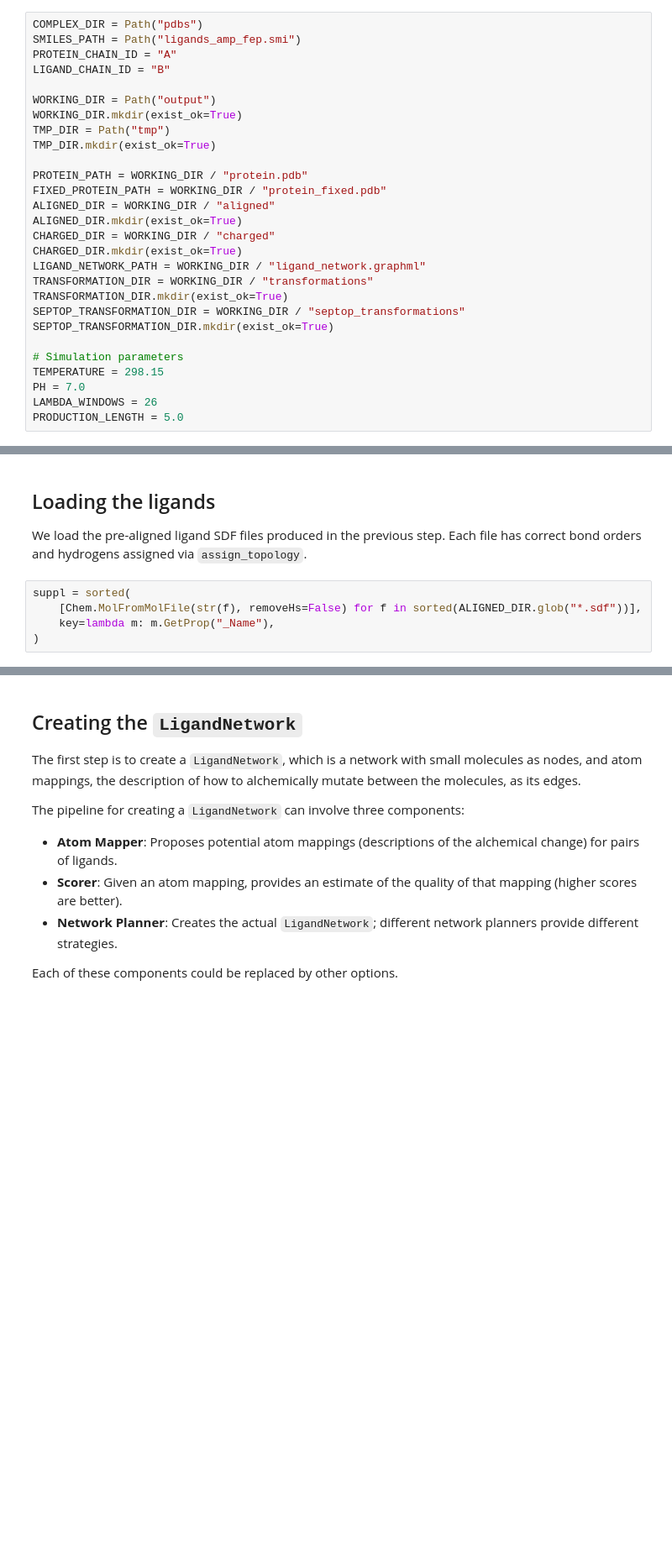
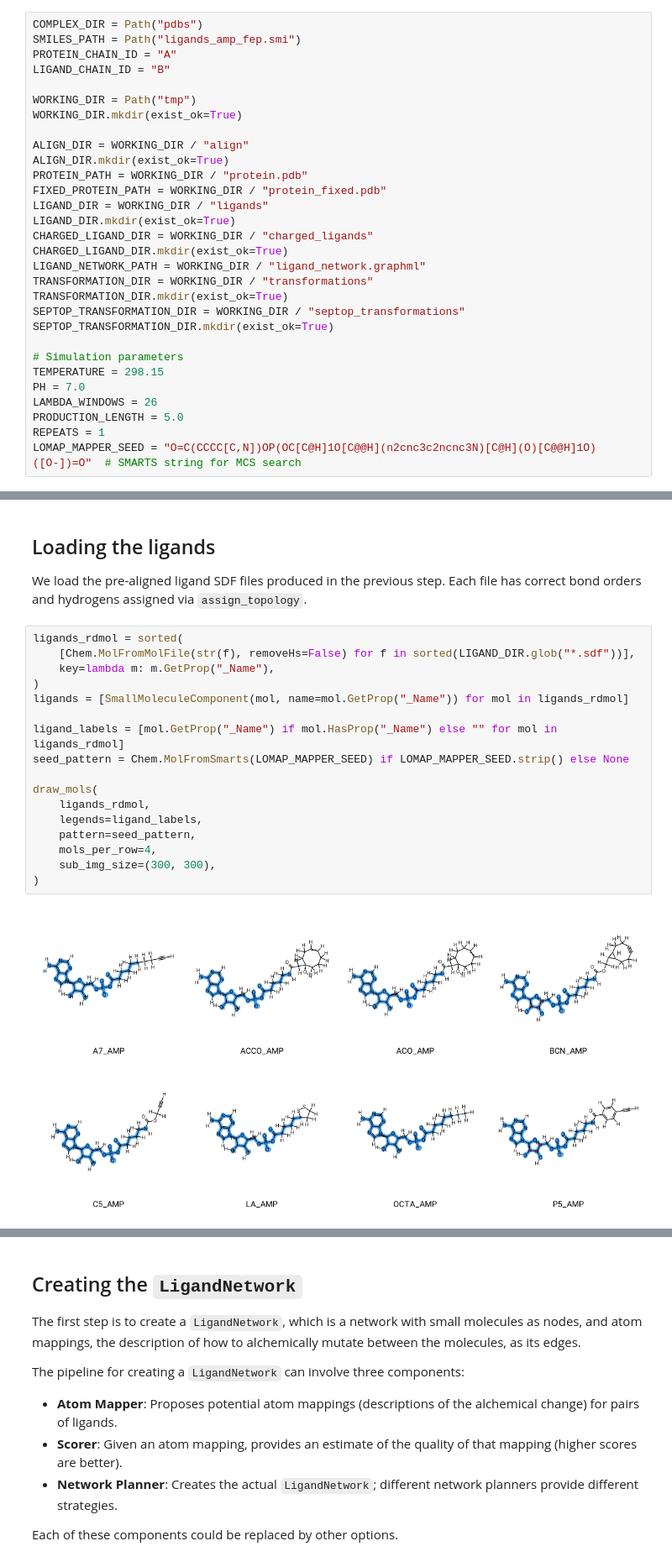
Before and after one commit to FridrichMethod/mdpp, a Jupyter notebook: examples/openfe/rbfe.ipynb, the cells around one changed output, grey strips where cells are left out. Shown at 84% size. Drawn from its saved outputs; the diff is of its cells as text; blank space fills up the shorter version.

```diff
--- a/examples/openfe/rbfe.ipynb
+++ b/examples/openfe/rbfe.ipynb
@@ -48,17 +64,17 @@ SMILES_PATH = Path("ligands_amp_fep.smi")
 PROTEIN_CHAIN_ID = "A"
 LIGAND_CHAIN_ID = "B"
 
-WORKING_DIR = Path("output")
+WORKING_DIR = Path("tmp")
 WORKING_DIR.mkdir(exist_ok=True)
-TMP_DIR = Path("tmp")
-TMP_DIR.mkdir(exist_ok=True)
 
+ALIGN_DIR = WORKING_DIR / "align"
+ALIGN_DIR.mkdir(exist_ok=True)
 PROTEIN_PATH = WORKING_DIR / "protein.pdb"
 FIXED_PROTEIN_PATH = WORKING_DIR / "protein_fixed.pdb"
-ALIGNED_DIR = WORKING_DIR / "aligned"
-ALIGNED_DIR.mkdir(exist_ok=True)
-CHARGED_DIR = WORKING_DIR / "charged"
-CHARGED_DIR.mkdir(exist_ok=True)
+LIGAND_DIR = WORKING_DIR / "ligands"
+LIGAND_DIR.mkdir(exist_ok=True)
+CHARGED_LIGAND_DIR = WORKING_DIR / "charged_ligands"
+CHARGED_LIGAND_DIR.mkdir(exist_ok=True)
 LIGAND_NETWORK_PATH = WORKING_DIR / "ligand_network.graphml"
 TRANSFORMATION_DIR = WORKING_DIR / "transformations"
 TRANSFORMATION_DIR.mkdir(exist_ok=True)
@@ -70,6 +86,8 @@ TEMPERATURE = 298.15
 PH = 7.0
 LAMBDA_WINDOWS = 26
 PRODUCTION_LENGTH = 5.0
+REPEATS = 1
+LOMAP_MAPPER_SEED = "O=C(CCCC[C,N])OP(OC[C@H]1O[C@@H](n2cnc3c2ncnc3N)[C@H](O)[C@@H]1O)([O-])=O"  # SMARTS string for MCS search
 # %% [markdown]
 ## Prepare structures from complex PDB files
 
@@ -141,7 +212,21 @@ view.show()
 
 We load the pre-aligned ligand SDF files produced in the previous step. Each file has correct bond orders and hydrogens assigned via `assign_topology`.
 # %%
-suppl = sorted(
-    [Chem.MolFromMolFile(str(f), removeHs=False) for f in sorted(ALIGNED_DIR.glob("*.sdf"))],
+ligands_rdmol = sorted(
+    [Chem.MolFromMolFile(str(f), removeHs=False) for f in sorted(LIGAND_DIR.glob("*.sdf"))],
     key=lambda m: m.GetProp("_Name"),
 )
+ligands = [SmallMoleculeComponent(mol, name=mol.GetProp("_Name")) for mol in ligands_rdmol]
+
+ligand_labels = [mol.GetProp("_Name") if mol.HasProp("_Name") else "" for mol in ligands_rdmol]
+seed_pattern = Chem.MolFromSmarts(LOMAP_MAPPER_SEED) if LOMAP_MAPPER_SEED.strip() else None
+
+draw_mols(
+    ligands_rdmol,
+    legends=ligand_labels,
+    pattern=seed_pattern,
+    mols_per_row=4,
+    sub_img_size=(300, 300),
+)
+# %% [output]
+[figure, added]
```
Also changed, not shown: parts of 21 cells of this notebook.
